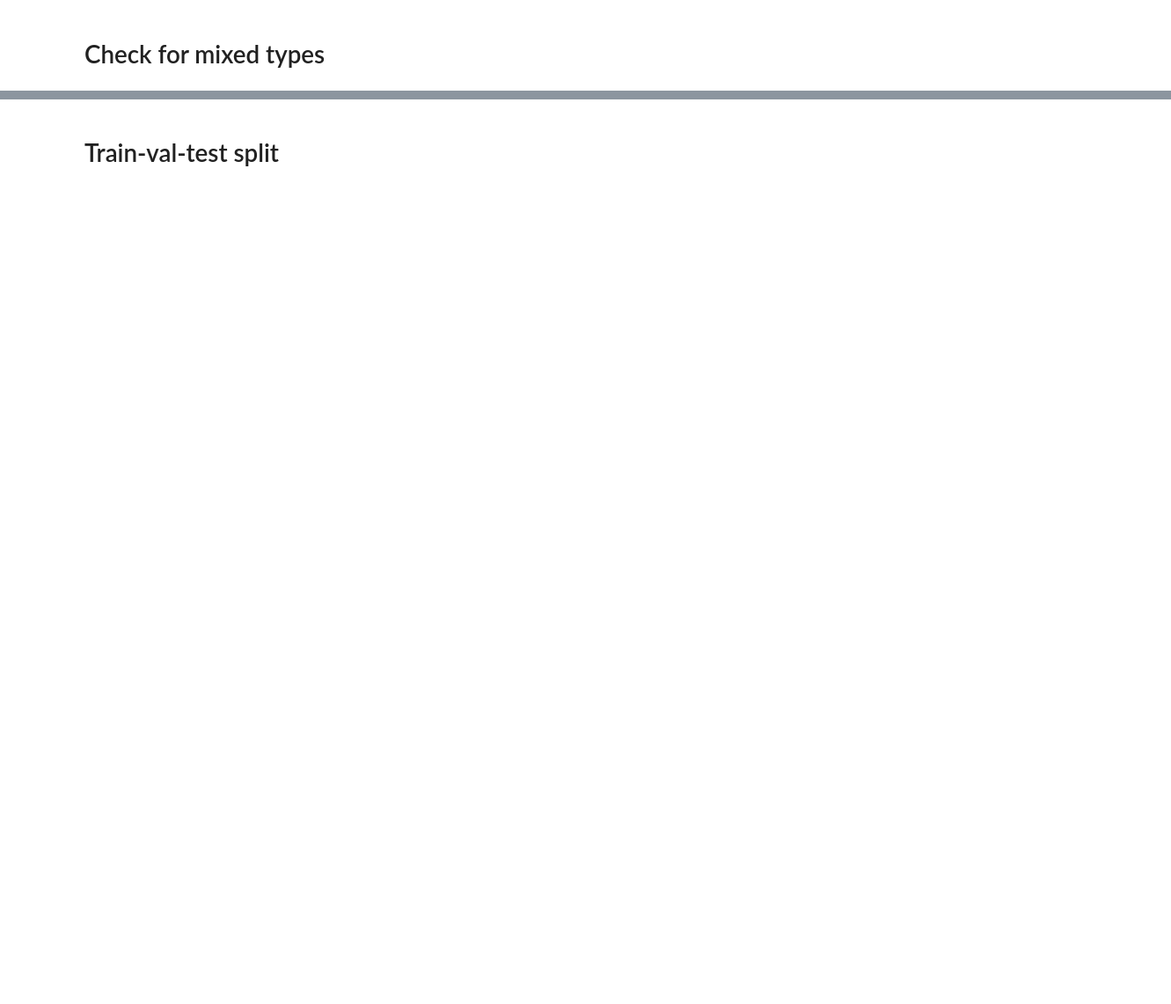
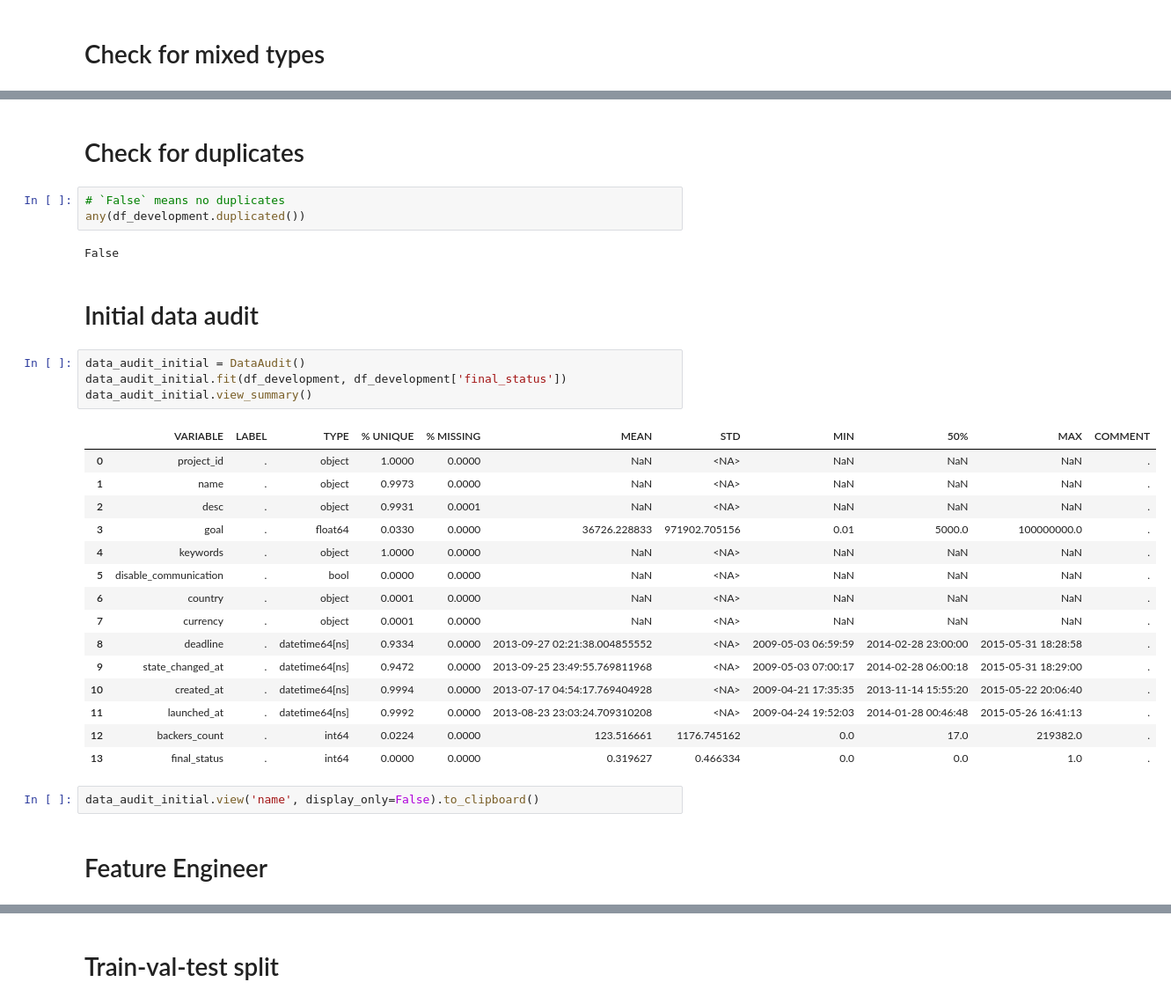
Before and after one commit to SimeonHristov99/kcikstarter, a Jupyter notebook: 01_Scripts/01_Load_data.ipynb, the cells around one changed output, grey strips where cells are left out. Shown: that part at 88% size. Cells and saved outputs as stored; diff of their text form; blank space fills up the shorter version.

Commit message:
Feature Engineer + finish univariate analysis.

```diff
--- a/01_Scripts/01_Load_data.ipynb
+++ b/01_Scripts/01_Load_data.ipynb
@@ -111,0 +143,33 @@ can_be_numeric
+# %% [markdown]
+# Check for duplicates
+# %%
+# `False` means no duplicates
+any(df_development.duplicated())
+# %% [output]
+False
+# %% [markdown]
+# Initial data audit
+# %%
+data_audit_initial = DataAudit()
+data_audit_initial.fit(df_development, df_development['final_status'])
+data_audit_initial.view_summary()
+# %% [output]
+|  | VARIABLE | LABEL | TYPE | % UNIQUE | % MISSING | MEAN | STD | MIN | 50% | MAX | COMMENT |
+| 0 | project_id | . | object | 1.0000 | 0.0000 | NaN | <NA> | NaN | NaN | NaN | . |
+| 1 | name | . | object | 0.9973 | 0.0000 | NaN | <NA> | NaN | NaN | NaN | . |
+| 2 | desc | . | object | 0.9931 | 0.0001 | NaN | <NA> | NaN | NaN | NaN | . |
+| 3 | goal | . | float64 | 0.0330 | 0.0000 | 36726.228833 | 971902.705156 | 0.01 | 5000.0 | 100000000.0 | . |
+| 4 | keywords | . | object | 1.0000 | 0.0000 | NaN | <NA> | NaN | NaN | NaN | . |
+| 5 | disable_communication | . | bool | 0.0000 | 0.0000 | NaN | <NA> | NaN | NaN | NaN | . |
+| 6 | country | . | object | 0.0001 | 0.0000 | NaN | <NA> | NaN | NaN | NaN | . |
+| 7 | currency | . | object | 0.0001 | 0.0000 | NaN | <NA> | NaN | NaN | NaN | . |
+| 8 | deadline | . | datetime64[ns] | 0.9334 | 0.0000 | 2013-09-27 02:21:38.004855552 | <NA> | 2009-05-03 06:59:59 | 2014-02-28 23:00:00 | 2015-05-31 18:28:58 | . |
+| 9 | state_changed_at | . | datetime64[ns] | 0.9472 | 0.0000 | 2013-09-25 23:49:55.769811968 | <NA> | 2009-05-03 07:00:17 | 2014-02-28 06:00:18 | 2015-05-31 18:29:00 | . |
+| 10 | created_at | . | datetime64[ns] | 0.9994 | 0.0000 | 2013-07-17 04:54:17.769404928 | <NA> | 2009-04-21 17:35:35 | 2013-11-14 15:55:20 | 2015-05-22 20:06:40 | . |
+| 11 | launched_at | . | datetime64[ns] | 0.9992 | 0.0000 | 2013-08-23 23:03:24.709310208 | <NA> | 2009-04-24 19:52:03 | 2014-01-28 00:46:48 | 2015-05-26 16:41:13 | . |
+| 12 | backers_count | . | int64 | 0.0224 | 0.0000 | 123.516661 | 1176.745162 | 0.0 | 17.0 | 219382.0 | . |
+| 13 | final_status | . | int64 | 0.0000 | 0.0000 | 0.319627 | 0.466334 | 0.0 | 0.0 | 1.0 | . |
+# %%
+data_audit_initial.view('name', display_only=False).to_clipboard()
+# %% [markdown]
+# Feature Engineer
```
Also changed, not shown: parts of 35 cells of this notebook, 4 other files.
